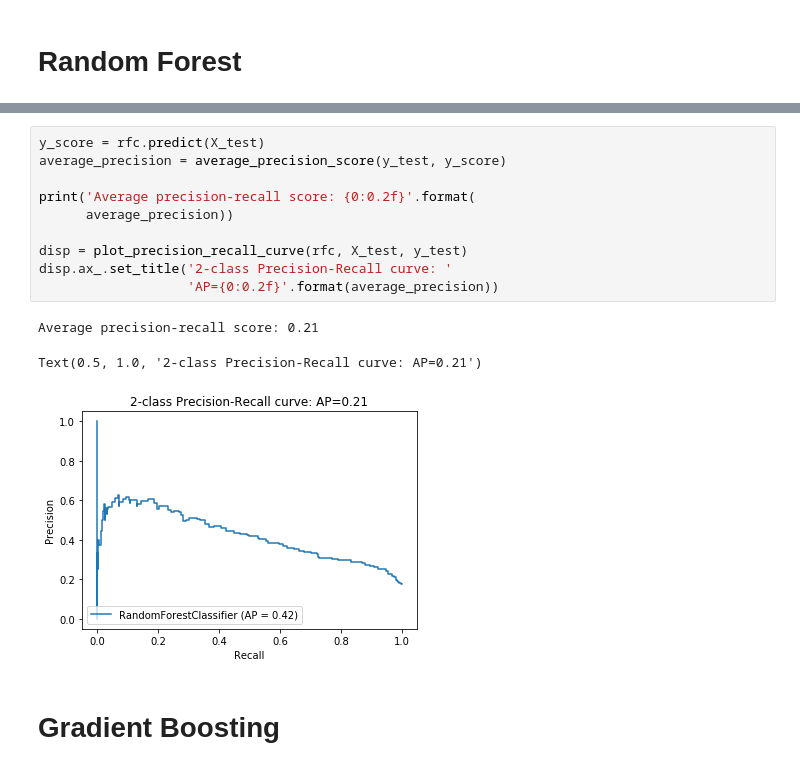
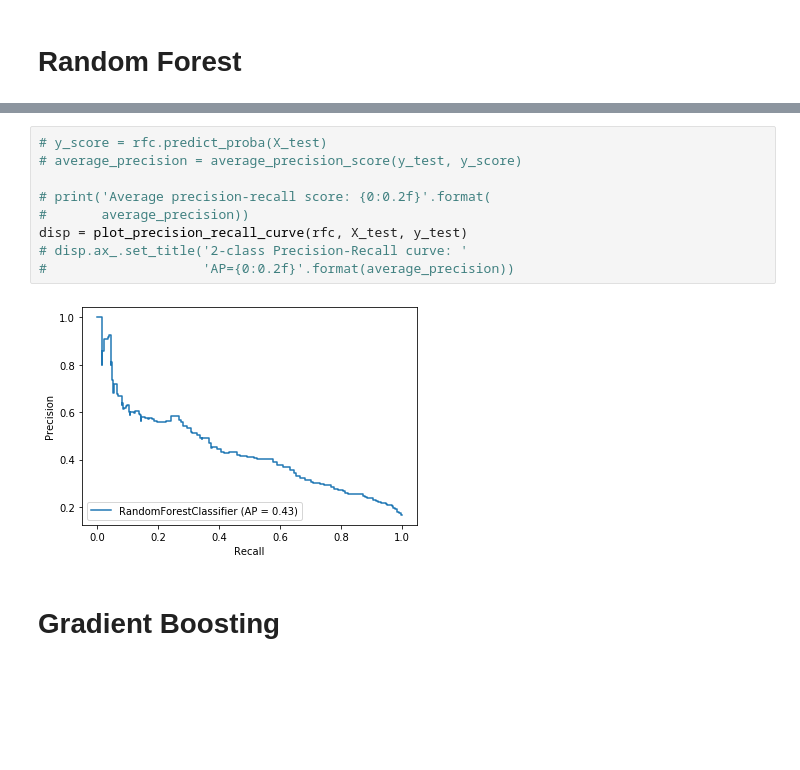
Before and after one commit to eyl1532/speed-dating-analysis, a Jupyter notebook: match_classification.ipynb, the cells around one changed output, grey strips where cells are left out. Cells and saved outputs as stored; diff of their text form; blank space fills up the shorter version.

```diff
--- a/match_classification.ipynb
+++ b/match_classification.ipynb
@@ -181,17 +179,14 @@ rfc.fit(X_train,y_train).score(X_test, y_test)
 # %%
-y_score = rfc.predict(X_test)
-average_precision = average_precision_score(y_test, y_score)
+# y_score = rfc.predict_proba(X_test)
+# average_precision = average_precision_score(y_test, y_score)
 
-print('Average precision-recall score: {0:0.2f}'.format(
-      average_precision))
-
+# print('Average precision-recall score: {0:0.2f}'.format(
+#       average_precision))
 disp = plot_precision_recall_curve(rfc, X_test, y_test)
-disp.ax_.set_title('2-class Precision-Recall curve: '
-                   'AP={0:0.2f}'.format(average_precision))
+# disp.ax_.set_title('2-class Precision-Recall curve: '
+#                    'AP={0:0.2f}'.format(average_precision))
 # %% [output]
-Average precision-recall score: 0.21
-Text(0.5, 1.0, '2-class Precision-Recall curve: AP=0.21')
-[figure, old version]
+[figure, new version]
 # %% [markdown]
 # Gradient Boosting
 # %%
```
Also changed, not shown: parts of 21 cells of this notebook, 1 other file.
